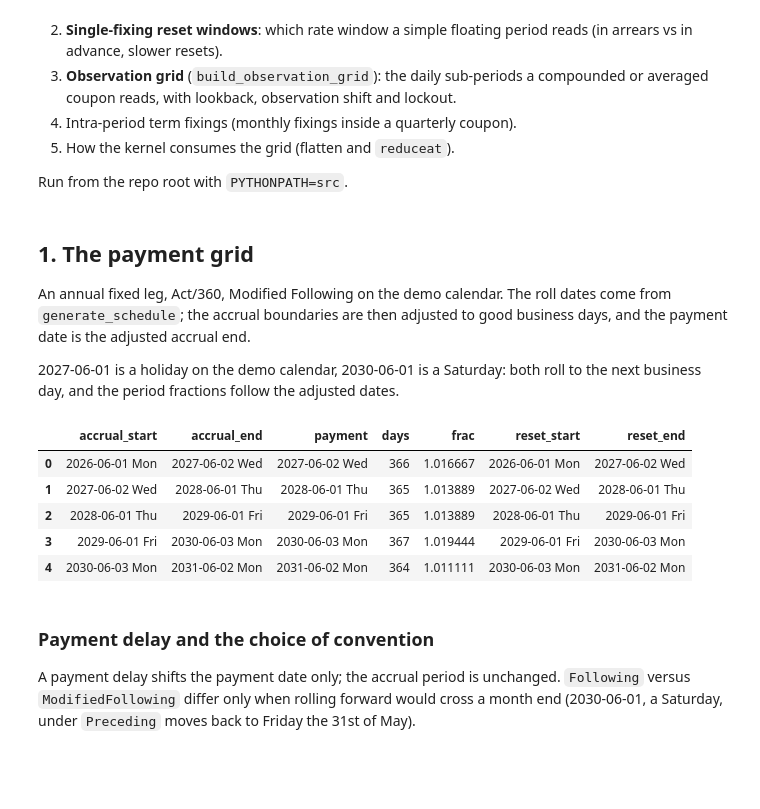
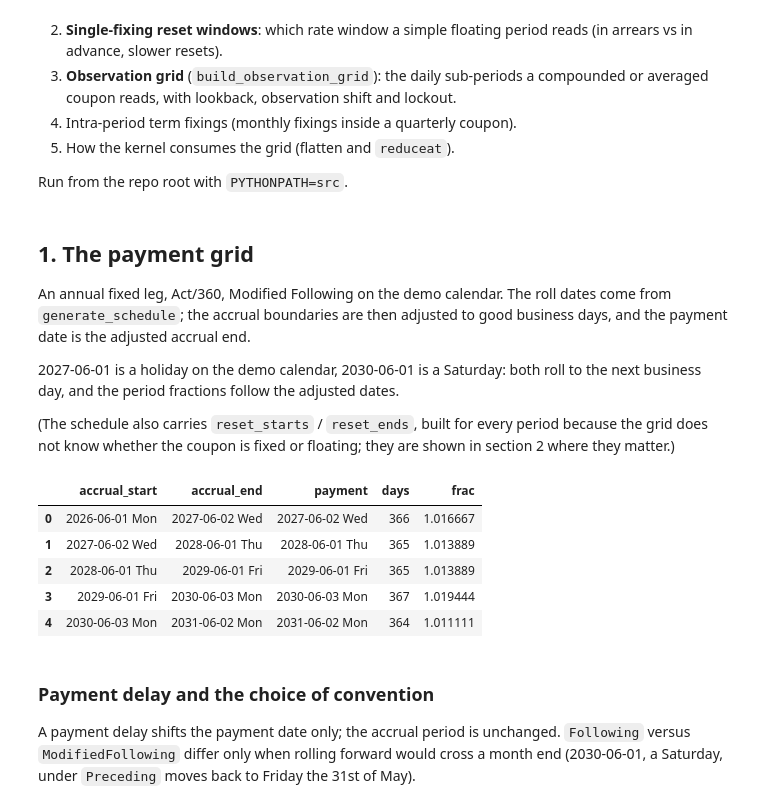
Before and after one commit to rudetastic13/quant-toolkit, a Jupyter notebook: research/schedules_walkthrough.ipynb, the cells around one changed output. Drawn from its saved outputs; the diff is of its cells as text; code cells hidden in the pictures; blank space fills up the shorter version.

Commit message:
research: schedules notebook shows reset windows only where the coupon reads them
Co-Authored-By: Claude Fable 5.1 <noreply@anthropic.com>

```diff
--- a/research/schedules_walkthrough.ipynb
+++ b/research/schedules_walkthrough.ipynb
@@ -33,8 +33,16 @@ Calendars.register(StaticCalendar(
 ))
 
 
+GRID = ("accrual_start", "accrual_end", "payment", "days", "frac")
+
+
 def frame(ps, *columns) -> pd.DataFrame:
-    """A PaymentSchedule's per-period arrays as a table."""
+    """A PaymentSchedule's per-period arrays as a table.
+
+    The builder makes single-fixing reset windows for every period because it does not know the
+    coupon (a leg can switch fixed -> float mid-life); the compiler reads them only for floating
+    periods.  Pass ``*GRID`` to leave them out of a fixed-leg table.
+    """
     data = {
         "accrual_start": ps.accrual_starts,
         "accrual_end": ps.accrual_ends,
@@ -56,19 +64,21 @@ def frame(ps, *columns) -> pd.DataFrame:
 An annual fixed leg, Act/360, Modified Following on the demo calendar. The roll dates come from `generate_schedule`; the accrual boundaries are then adjusted to good business days, and the payment date is the adjusted accrual end.
 
 2027-06-01 is a holiday on the demo calendar, 2030-06-01 is a Saturday: both roll to the next business day, and the period fractions follow the adjusted dates.
+
+(The schedule also carries `reset_starts` / `reset_ends`, built for every period because the grid does not know whether the coupon is fixed or floating; they are shown in section 2 where they matter.)
 # %%
 annual = build_payment_schedule(
     Date(2026, 6, 1), Date(2031, 6, 1), Frequency.Annually,
     DayCountMethod.Actual360, BDC.ModifiedFollowing, "demo",
 )
-frame(annual)
+frame(annual, *GRID)
 # %% [output]
-|  | accrual_start | accrual_end | payment | days | frac | reset_start | reset_end |
-| 0 | 2026-06-01 Mon | 2027-06-02 Wed | 2027-06-02 Wed | 366 | 1.016667 | 2026-06-01 Mon | 2027-06-02 Wed |
-| 1 | 2027-06-02 Wed | 2028-06-01 Thu | 2028-06-01 Thu | 365 | 1.013889 | 2027-06-02 Wed | 2028-06-01 Thu |
-| 2 | 2028-06-01 Thu | 2029-06-01 Fri | 2029-06-01 Fri | 365 | 1.013889 | 2028-06-01 Thu | 2029-06-01 Fri |
-| 3 | 2029-06-01 Fri | 2030-06-03 Mon | 2030-06-03 Mon | 367 | 1.019444 | 2029-06-01 Fri | 2030-06-03 Mon |
-| 4 | 2030-06-03 Mon | 2031-06-02 Mon | 2031-06-02 Mon | 364 | 1.011111 | 2030-06-03 Mon | 2031-06-02 Mon |
+|  | accrual_start | accrual_end | payment | days | frac |
+| 0 | 2026-06-01 Mon | 2027-06-02 Wed | 2027-06-02 Wed | 366 | 1.016667 |
+| 1 | 2027-06-02 Wed | 2028-06-01 Thu | 2028-06-01 Thu | 365 | 1.013889 |
+| 2 | 2028-06-01 Thu | 2029-06-01 Fri | 2029-06-01 Fri | 365 | 1.013889 |
+| 3 | 2029-06-01 Fri | 2030-06-03 Mon | 2030-06-03 Mon | 367 | 1.019444 |
+| 4 | 2030-06-03 Mon | 2031-06-02 Mon | 2031-06-02 Mon | 364 | 1.011111 |
 # %% [markdown]
 ### Payment delay and the choice of convention
 
```
Also changed, not shown: parts of 1 cell of this notebook.
